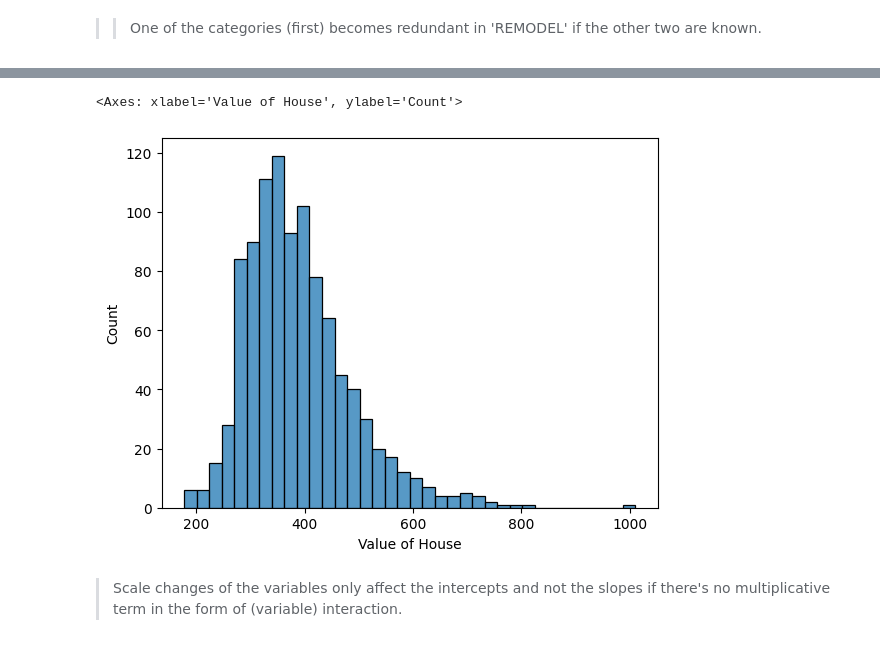
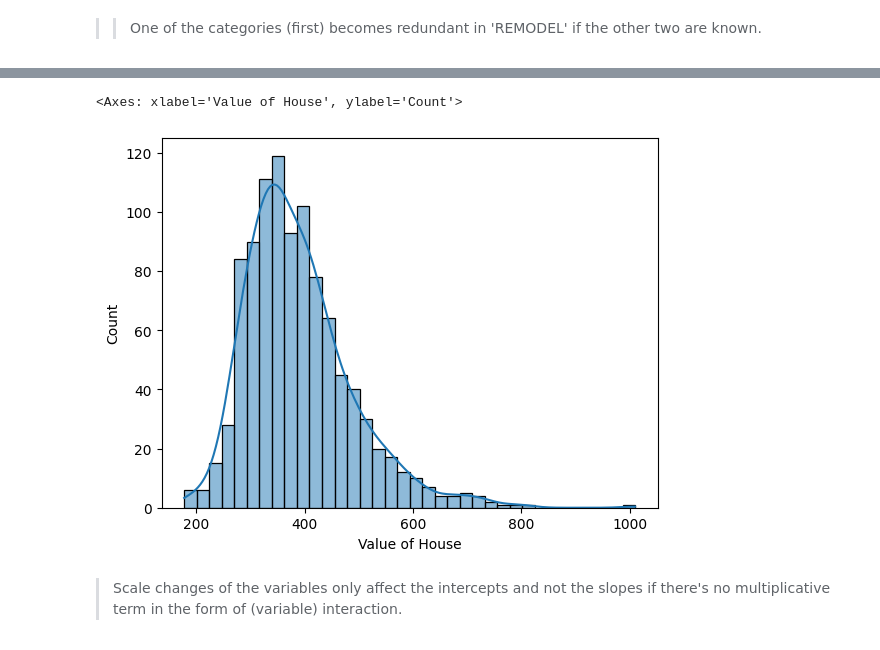
Before and after one commit to ranja-sarkar/GD, a Jupyter notebook: regression.ipynb, the cells around one changed output, grey strips where cells are left out. Cells and saved outputs as stored; diff of their text form; code cells hidden in the pictures.

```diff
--- a/regression.ipynb
+++ b/regression.ipynb
@@ -222,10 +227,10 @@ df.head(5)
 | 3 | 330.2 | 4153 | 7092 | 2778 | 1270 | 1.0 | 7 | 3 | 1 | ... |
 | 4 | 380.1 | 4781 | 3244 | 2616 | 1598 | 2.0 | 8 | 4 | 2 | ... |
 # %%
-sns.histplot(df['Value of House'])
+sns.histplot(df['Value of House'], kde = True)
 # %% [output]
 <Axes: xlabel='Value of House', ylabel='Count'>
-[figure, old version]
+[figure, new version]
 # %%
 #df.to_csv('processed_data.csv', index = False)
 # %% [markdown]
```
Also changed, not shown: parts of 12 cells of this notebook.
